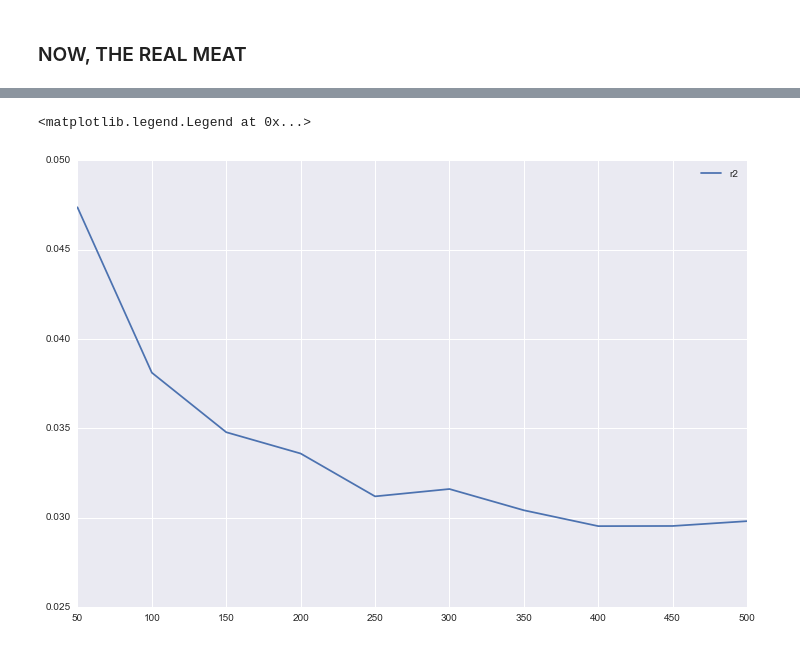
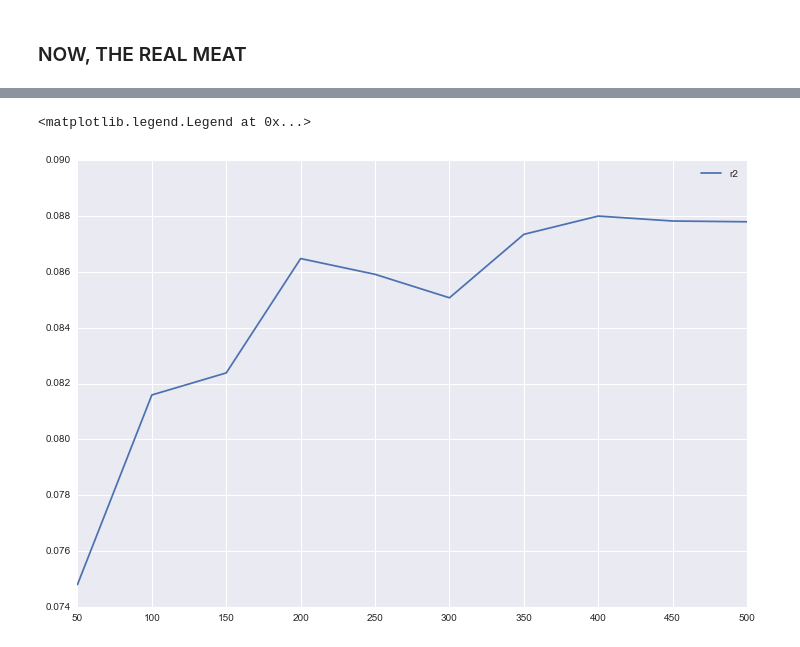
Before and after one commit to DataShackforAirbnb/AirBnbNegotiate, a Jupyter notebook: Model/input/analysis-final.ipynb, the cells around one changed output, grey strips where cells are left out. Drawn from its saved outputs; the diff is of its cells as text; code cells hidden in the pictures.

```diff
--- a/Model/input/analysis-final.ipynb
+++ b/Model/input/analysis-final.ipynb
@@ -197,6 +200,7 @@ calc_adv = lambda row: np.floor((dt.datetime.strptime(row["start"], '%Y-%m-%d')
 # %%
 combined["length_num"] = combined.apply(calc_len, axis=1)
 combined["advance_num"] = combined.apply(calc_adv, axis=1)
+combined["weekend"] = combined.apply(calc_weekend, axis=1)
 # %%
 opening_attr = combined["bucket_name"].values
 # orphan = []
@@ -728,17 +685,0 @@ actual positive:  276.0
-# %%
-from sklearn.externals import joblib
-
-clf_rf = RandomForestClassifier(n_estimators=1000,
-                        max_features=int(np.sqrt(X_all_rf.shape[1])),
-                        max_depth=None,
-                        min_samples_split=1)
-
-clf_rf.fit(X_all_rf,Y_all)
-
-# now you can save it to a file
-joblib.dump(clf_rf, 'clf_all_rf.pkl')
-# and later you can load it
-clf = joblib.load('clf_all_rf.pkl')
-
-Y_test = clf.predict(X_all_rf[50])
-print Y_test
@@ -801,3 +734,3 @@ def predict_discount(X_rf, X_lr, y, param_rf, param_lr, label_dict, fold=3):
 # %%
-r2, clf_rf, clf_lr = predict_discount(X_discount_rf, X_discount_lr, Y_discount, param_rf = param_rf, param_lr = param_lr, label_dict = label_dict)
+r2, rmse, clf_rf, clf_lr = predict_discount(X_discount, Y_discount, param = param, label_dict = label_dict)
 # %% [output]
@@ -806,18 +740,19 @@ r2:  0.05957973561
 # %%
-param_tree = np.linspace(10,500,50)
+# n_trees = np.linspace(50,500,10)
+n_trees = np.linspace(50, 500, 10)
 n_run = 100
 r2_all = []
-for n_tree in param_tree:
+for n_tree in n_trees:
     r2_list = []
+    clf_rf = RandomForestRegressor(n_estimators=int(n_tree),
+                    max_features=13,
+                    max_depth=None,
+                    min_samples_split=1,
+                    n_jobs=-1)
+
     for i in range(n_run):
-        clf_rf = RandomForestRegressor(n_estimators=int(n_tree),
-                            max_features=13,
-                            max_depth=None,
-                            min_samples_split=1,
-                            n_jobs=-1,
-                            warm_start=True)
-
-        rf_predict = cross_val_predict(clf_rf, X_discount_rf, Y_discount, cv=3, n_jobs=-1)
+        rf_predict = cross_val_predict(clf_rf, X_discount_rf, Y_discount, cv=3)
         r2 = metrics.r2_score(Y_discount, rf_predict)
+#         print r2
         r2_list.append(r2)
     r2_all.append(r2_list)
@@ -844,8 +759,8 @@ r2_all
 # %%
-r2_tree = np.mean(f_all, axis=1)
+r2_tree = np.mean(r2_all, axis=1)
 plt.figure(figsize=(12,8))
-plt.plot(param_tree, r2_tree, label="r2")
+plt.plot(n_trees, r2_tree, label="r2")
 plt.legend()
 # %% [output]
 <matplotlib.legend.Legend at 0x...>
-[figure, old version]
+[figure, new version]
```
Also changed, not shown: parts of 29 cells of this notebook, 4 other files.
